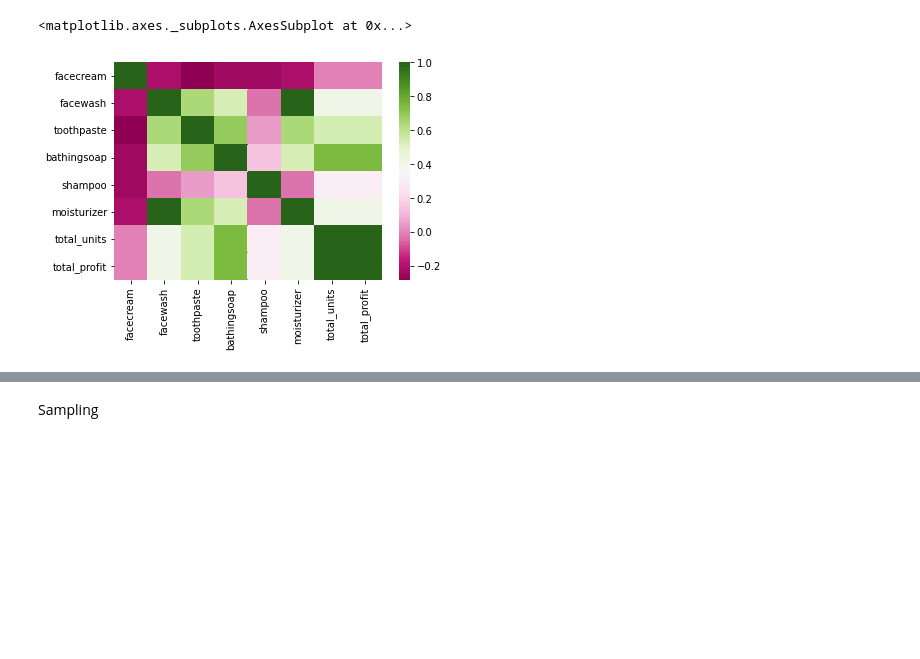
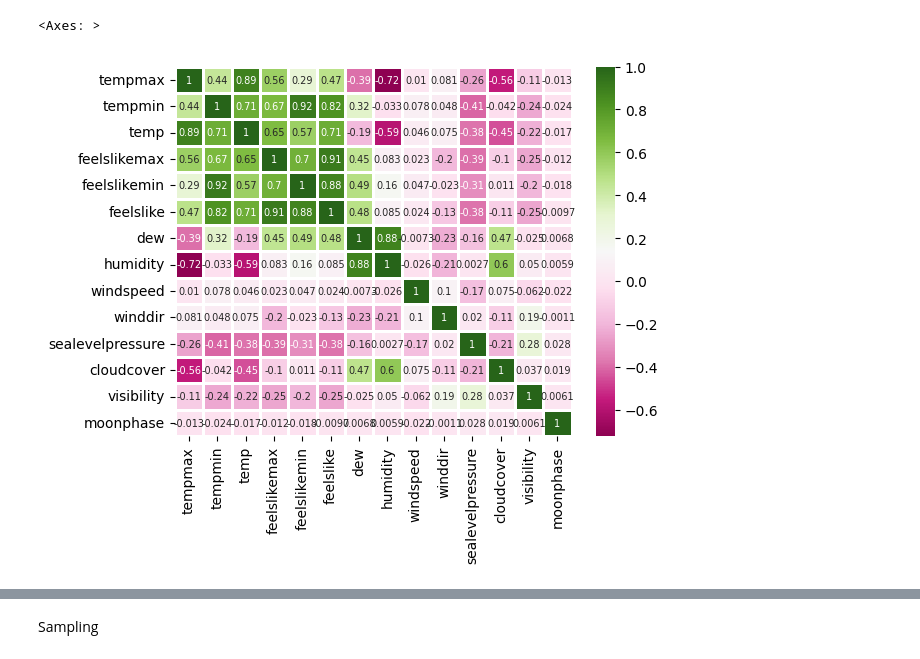
Before and after one commit to namita-ach/SDS-HW, a Jupyter notebook: Summary_statistics.ipynb, the cells around one changed output, grey strips where cells are left out. Drawn from its saved outputs; the diff is of its cells as text; code cells hidden in the pictures; blank space fills up the shorter version.

```diff
--- a/Summary_statistics.ipynb
+++ b/Summary_statistics.ipynb
@@ -310,0 +32,3 @@ import seaborn as sns
+# %%
+data = pd.read_csv('Indian Summers - Over the years.csv')
+data
@@ -311,8 +239,6 @@ import seaborn as sns
 # %%
-data_copy = data.copy()
-del data_copy['month_number']
-corr = data_copy.corr()
-sns.heatmap(corr, cmap='PiYG')
+corr = data.corr()
+sns.heatmap(corr, cmap='PiYG', annot = True, linewidths = 1, annot_kws={'size': 7})
 # %% [output]
-<matplotlib.axes._subplots.AxesSubplot at 0x...>
+<Axes: >
-[figure, old version]
+[figure, new version]
```
Also changed, not shown: parts of 71 cells of this notebook.
